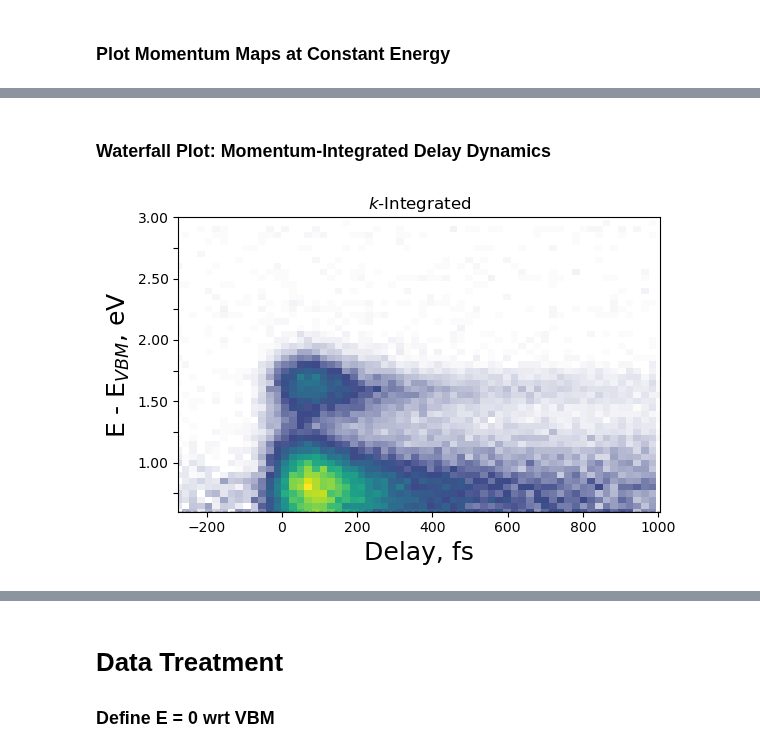
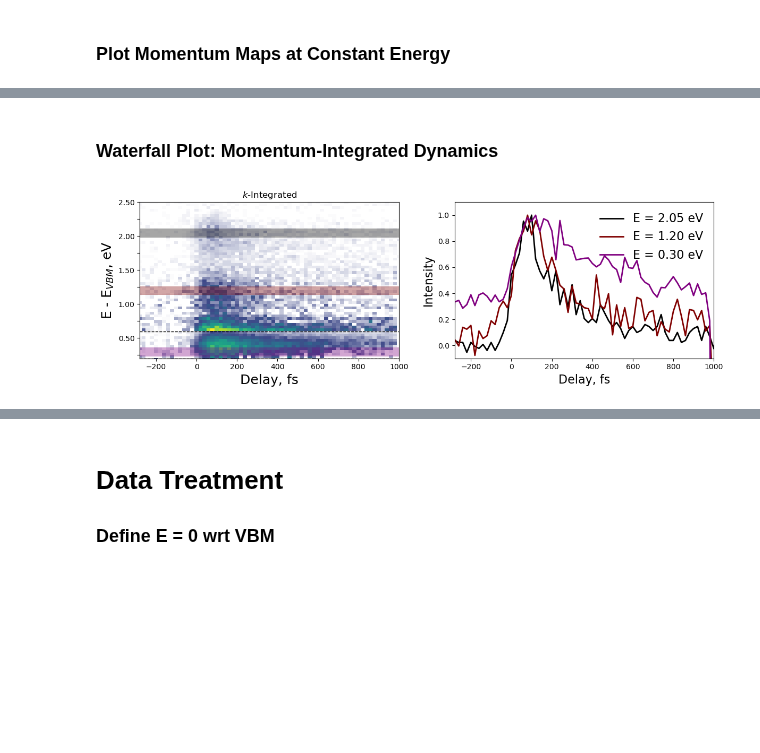
Before and after one commit to lawsonlloyd/mpes-analysis, a Jupyter notebook: mpes_Plot_Analysis.ipynb, the cells around one changed output, grey strips where cells are left out. Saved outputs shown, nothing was run; the diff lists cells and outputs as text; code cells hidden in the pictures; blank space fills up the shorter version.

```diff
--- a/mpes_Plot_Analysis.ipynb
+++ b/mpes_Plot_Analysis.ipynb
@@ -61,8 +61,9 @@ filename, offsets = 'Scan188_120K_120x120x115x77_binned.h5', [0.5660, -105]
 #filename, offsets = 'Scan1095_binned.h5', [0, -55]
 # filename, offsets = 'Scan1097_binned.h5', [0, 0]
 
+filename, offsets = 'Scan1192_RT_NiI2_121x121x164x66_binned.h5', [0, 0]
+
 # Load the Data
 data_loader = DataLoader(data_path + '//' + filename, offsets = offsets)
 I = data_loader.load()
-I_res = I
 # %% [output]
@@ -73,18 +74,17 @@ The data shape is: (120, 120, 115, 77)
 # %%
 # Truncate and Normalize Data, if desired.
 #I = I.loc[{"delay":slice(-250,850)}]
-I = I[:, :, :,1:-1]
-I = I/np.max(I)
+I_res = I[:, :, :,1:-1]
+I_res = I_res/np.max(I_res)
 
 # Normalize Each Time Step to the Total Volume Counts, if desired
 #I = I / I.sum(dim=('kx','ky','E'))
 #I = I/np.max(I)
 
 # Generate Difference Data (Pos - Neg Delay Times), if desired.
-#I_diff = I - I.loc[{"delay":slice(-250,-150)}].mean(dim="delay")
-#I_diff = I_diff/np.max(I_diff)
-
-I_res = I
+if "delay" in I.dims:
+    I_diff = I - I.loc[{"delay":slice(-250,-100)}].mean(dim="delay")
+    I_diff = I_diff/np.max(I_diff)
 # %% [markdown]
 # Analysis and Visualization
 ### Launch Interactive GUI
@@ -266,28 +169,36 @@ tau_decay2 = 20000.0000 ± 310510.8390
 # %% [markdown]
-### Waterfall Plot: Momentum-Integrated Delay Dynamics
+### Waterfall Plot: Momentum-Integrated Dynamics
 # %%
 # Plot waterfall
-fig, ax = plt.subplots()
-fig.set_size_inches(6, 4, forward=False)
+fig, axs = plt.subplots(1, 2)
+fig.set_size_inches(12, 4, forward=False)
+axs.flatten()
 
-E, E_int = [1.25, 1.6], .12 # Energies for Plotting Time Traces ; 1st Energy for MM
+E, E_int = [2.05, 1.2, 0.3], .12 # Energies for Plotting Time Traces ; 1st Energy for MM
 (kx, ky), (kx_int, ky_int) = (0, 0), (4, 4) # Central (kx, ky) point and k-integration
+colors = ['black', 'maroon', 'purple']
+I_plot = I_res
 
+# Plot waterfall
+(kx, ky), (kx_int, ky_int) = (0, 0), (4, 4) # Central (kx, ky) point and k-integration
 mpes.plot_waterfall(
     I, kx, kx_int, ky, ky_int,
-    fig = fig, ax = ax,
-    cmap=cmap_LTL, scale=[0,1], energy_limits=[0.6,3], subtract_neg = True, neg_delays = [-300, -180]
+    fig = fig, ax = axs[0], subtract_neg = True,
+    cmap=cmap_LTL, scale=[0,1], energy_limits=[0.2,2.5], E_enhance = .6
 )
 
+# Plot time traces
+neg_delays = [-320, -150]
+mpes.plot_time_traces(
+    I, E, E_int, (kx, ky), (kx_int, ky_int),
+    norm_trace=True, subtract_neg=True, neg_delays=neg_delays,
+    fig = fig, ax = axs[1],
+    colors = colors,
+    fontsize=16
+)
+axs[1].set_ylim(-0.1, 1.1)
+for i in np.arange(len(E)):
+    mpes.add_rect(500, 2000, E[i], E_int, axs[0], edgecolor=colors[i], facecolor=colors[i], alpha = 0.35)
 colors = ['black', 'maroon']
-
-for i in np.arange(len(E)):
-
-    rect3 = (Rectangle((-500, E[i]-E_int/2), 2000, E_int , linewidth=.5,\
-                         edgecolor=colors[i], facecolor=colors[i], alpha = 0.25))
-    #ax.add_patch(rect3) #Add rectangle to plot
-
-#ax.axhline(E[0])
-#ax.axhline(E[1])
 # %% [output]
-[figure, old version]
+[figure, new version]
```
Also changed, not shown: parts of 15 cells of this notebook, 1 other file.
